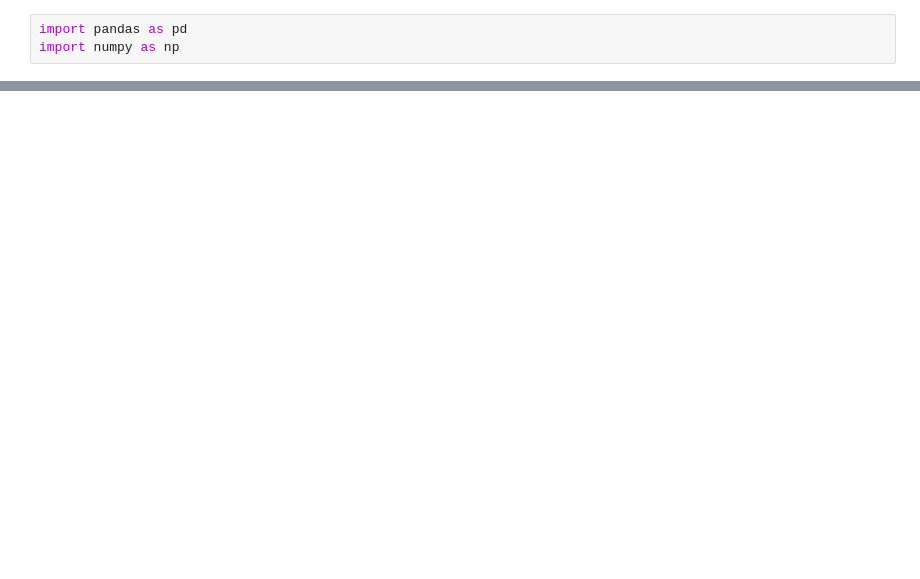
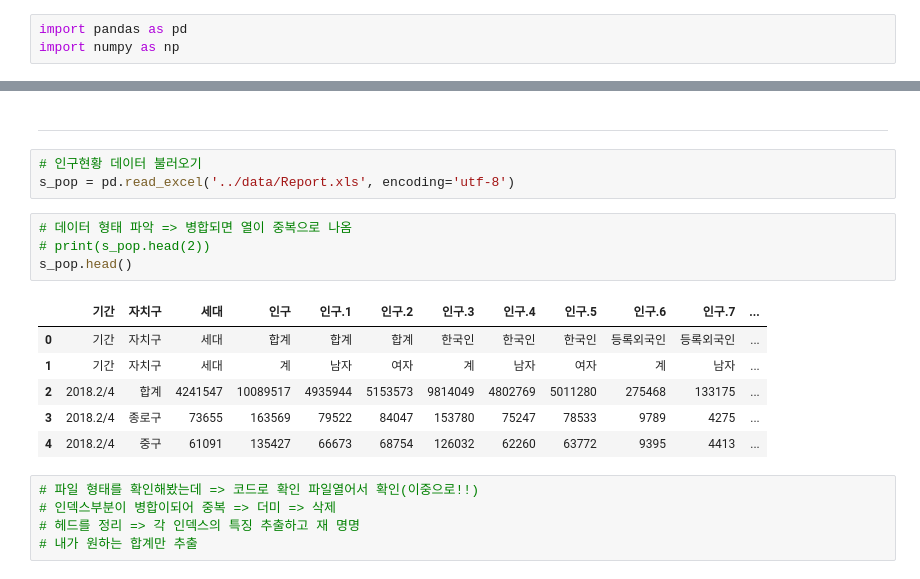
Before and after one commit to Jerrykim91/Bigdata_Analytics, a Jupyter notebook: Analysis/Pandas/cctv/seoul_cctv_state.ipynb, the cells around one changed output, grey strips where cells are left out. Drawn from its saved outputs; the diff is of its cells as text; blank space fills up the shorter version.

```diff
--- a/Analysis/Pandas/cctv/seoul_cctv_state.ipynb
+++ b/Analysis/Pandas/cctv/seoul_cctv_state.ipynb
@@ -11,0 +51,21 @@ s_cctv = pd.read_csv('../data/seoul_cctv.csv', encoding='utf-8')
+# %% [markdown]
+---
+# %%
+# 인구현황 데이터 불러오기
+s_pop = pd.read_excel('../data/Report.xls', encoding='utf-8')
+# %%
+# 데이터 형태 파악 => 병합되면 열이 중복으로 나옴
+# print(s_pop.head(2))
+s_pop.head()
+# %% [output]
+|  | 기간 | 자치구 | 세대 | 인구 | 인구.1 | 인구.2 | 인구.3 | 인구.4 | 인구.5 | 인구.6 | 인구.7 | ... |
+| 0 | 기간 | 자치구 | 세대 | 합계 | 합계 | 합계 | 한국인 | 한국인 | 한국인 | 등록외국인 | 등록외국인 | ... |
+| 1 | 기간 | 자치구 | 세대 | 계 | 남자 | 여자 | 계 | 남자 | 여자 | 계 | 남자 | ... |
+| 2 | 2018.2/4 | 합계 | 4241547 | 10089517 | 4935944 | 5153573 | 9814049 | 4802769 | 5011280 | 275468 | 133175 | ... |
+| 3 | 2018.2/4 | 종로구 | 73655 | 163569 | 79522 | 84047 | 153780 | 75247 | 78533 | 9789 | 4275 | ... |
+| 4 | 2018.2/4 | 중구 | 61091 | 135427 | 66673 | 68754 | 126032 | 62260 | 63772 | 9395 | 4413 | ... |
+# %%
+# 파일 형태를 확인해봤는데 => 코드로 확인 파일열어서 확인(이중으로!!)
+# 인덱스부분이 병합이되어 중복 => 더미 => 삭제
+# 헤드를 정리 => 각 인덱스의 특징 추출하고 재 명명
+# 내가 원하는 합계만 추출
```
Also changed, not shown: parts of 55 cells of this notebook, 8 other files.
